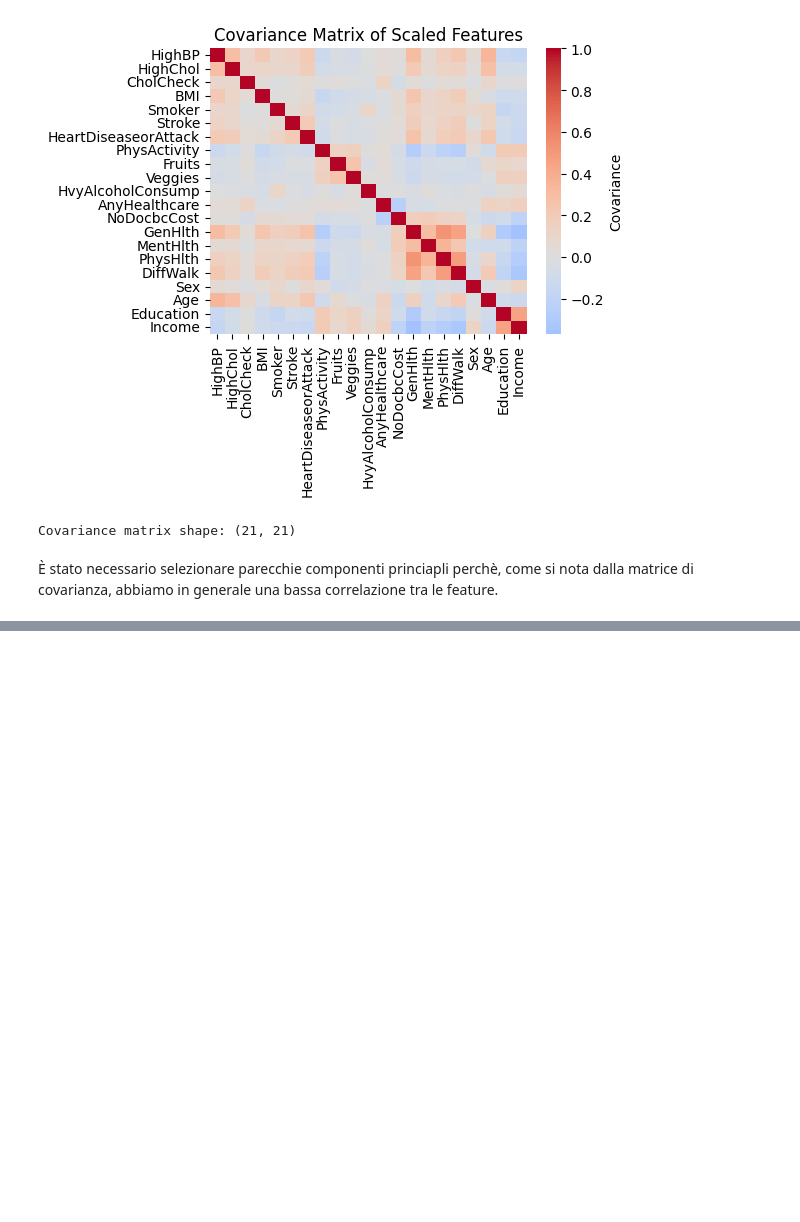
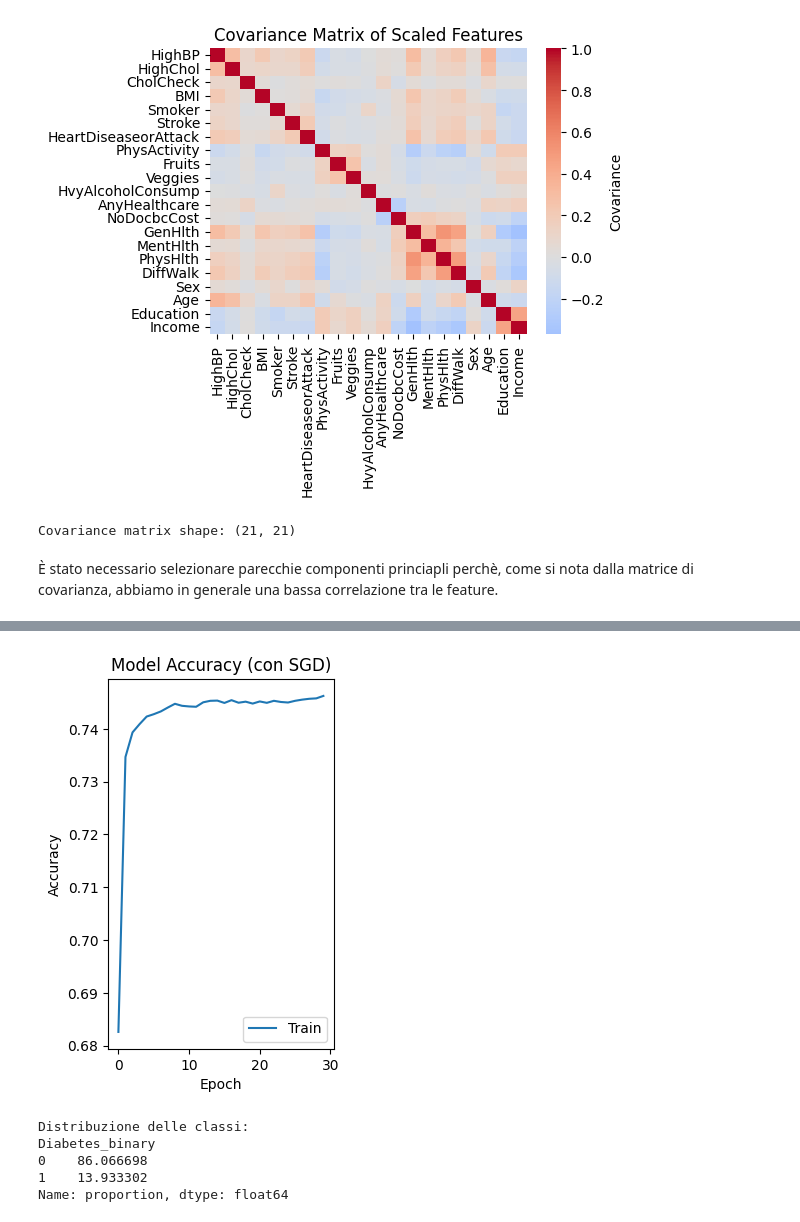
Before and after one commit to mbroglio/ML_25_26, a Jupyter notebook: ML_Project.ipynb, the cells around one changed output, grey strips where cells are left out. Drawn from its saved outputs; the diff is of its cells as text; code cells hidden in the pictures; blank space fills up the shorter version.

```diff
--- a/ML_Project.ipynb
+++ b/ML_Project.ipynb
@@ -196,0 +333,23 @@ Covariance matrix shape: (21, 21)
+# %%
+# Plot Accuracy
+plt.subplot(1, 2, 2)
+plt.plot(history.history['accuracy'], label='Train')
+plt.title('Model Accuracy (con SGD)')
+plt.ylabel('Accuracy')
+plt.xlabel('Epoch')
+plt.legend()
+
+plt.show()
+# %% [output]
+[figure, added]
+# %%
+# Controlliamo la percentuale di 0 e 1 nel dataset originale
+distribuzione = df['Diabetes_binary'].value_counts(normalize=True) * 100
+print("Distribuzione delle classi:")
+print(distribuzione)
+# %% [output]
+Distribuzione delle classi:
+Diabetes_binary
+0    86.066698
+1    13.933302
+Name: proportion, dtype: float64
```
Also changed, not shown: parts of 10 cells of this notebook.
